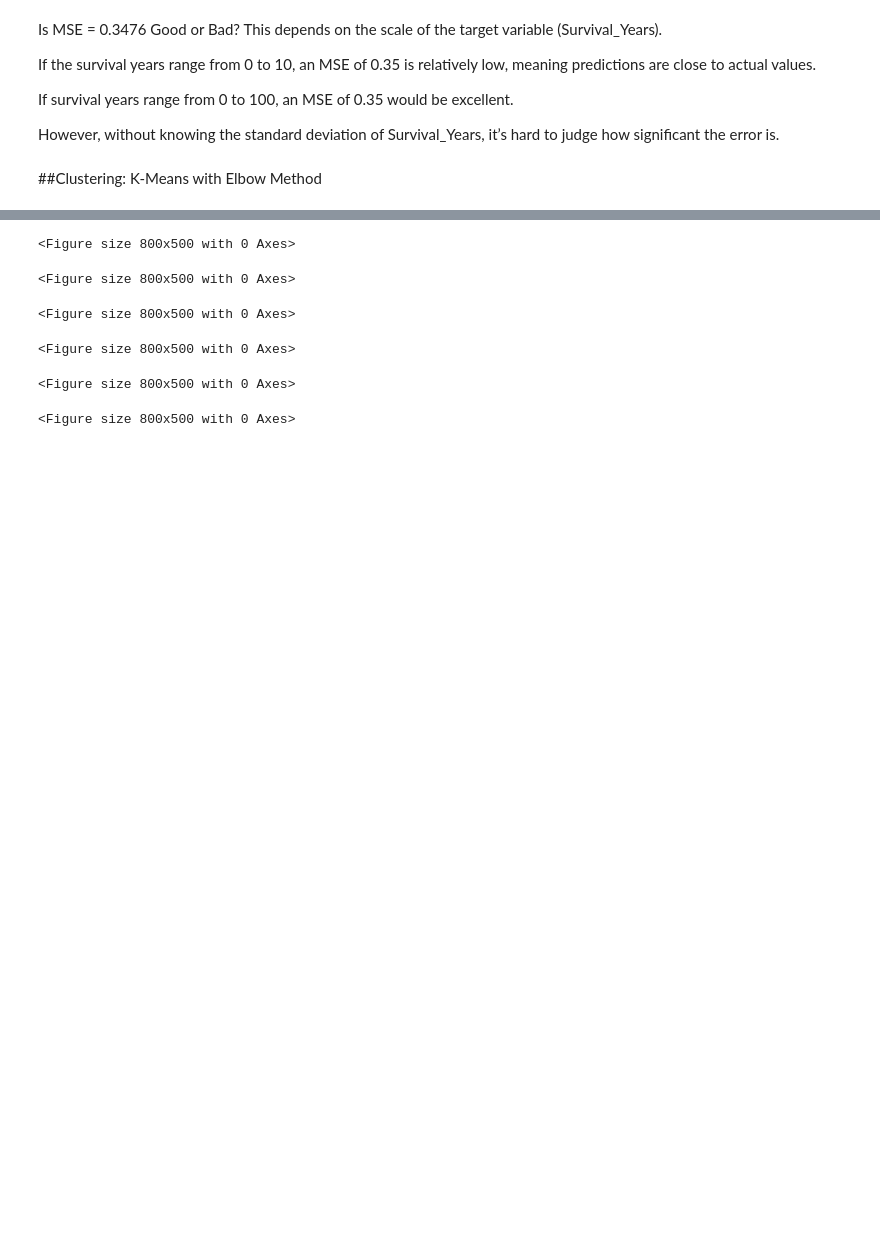
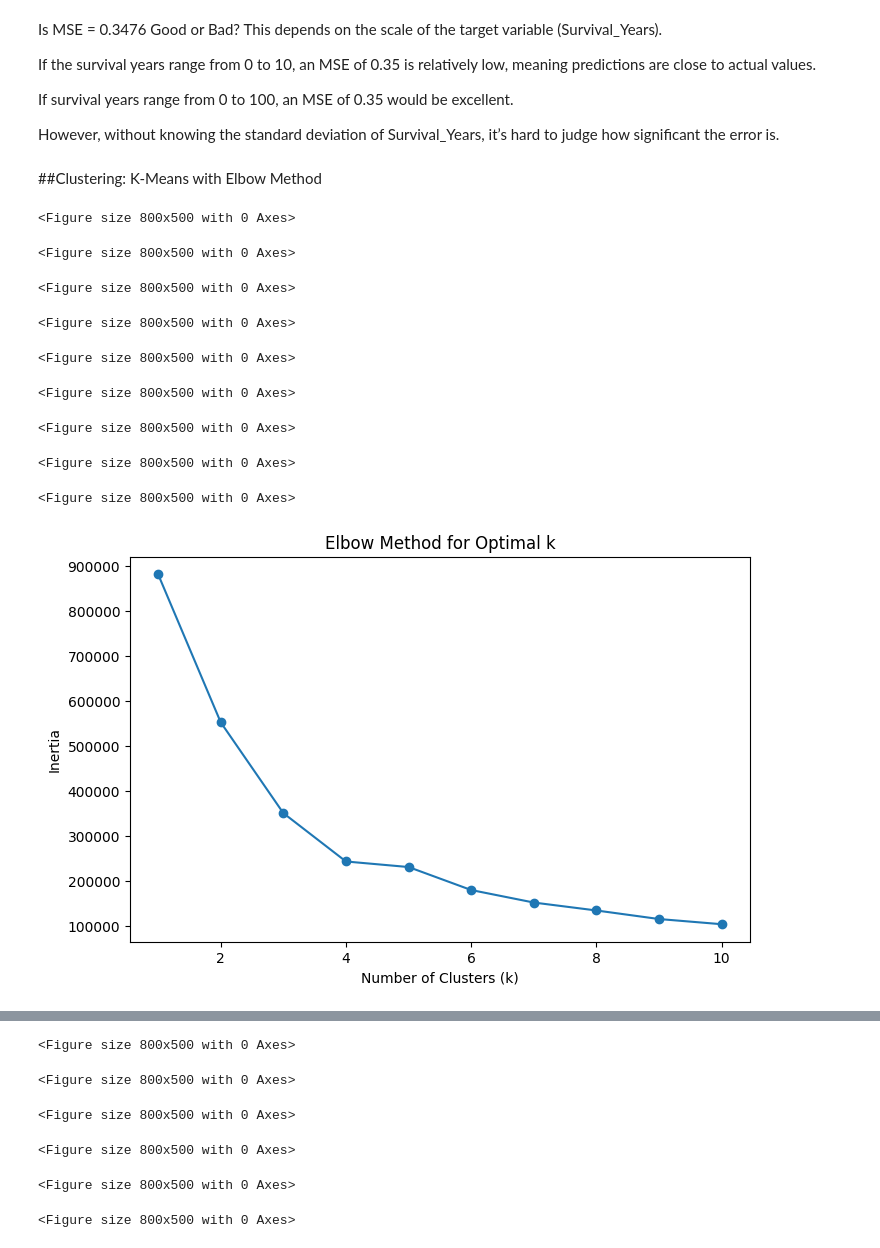
Before and after one commit to sowmyarshetty/Project2-AI-Class, a Jupyter notebook: Project2_AI_LungCancer.ipynb, the cells around one changed output, grey strips where cells are left out. Cells and saved outputs as stored; diff of their text form; code cells hidden in the pictures; blank space fills up the shorter version.

```diff
--- a/Project2_AI_LungCancer.ipynb
+++ b/Project2_AI_LungCancer.ipynb
@@ -319,3 +356,35 @@ If survival years range from 0 to 100, an MSE of 0.35 would be excellent.
 However, without knowing the standard deviation of Survival_Years, it’s hard to judge how significant the error is.
 # %% [markdown]
 ##Clustering: K-Means with Elbow Method
+# %%
+# Select relevant features for clustering
+cluster_features = ["Age", "Years_of_Smoking", "Cigarettes_per_Day", "Mortality_Rate"]
+X_cluster = data[cluster_features]
+
+# Scale features
+scaler = StandardScaler()
+X_scaled = scaler.fit_transform(X_cluster)
+
+# Elbow method to determine optimal k
+inertia = []
+for k in range(1, 11):
+    kmeans = KMeans(n_clusters=k, random_state=42)
+    kmeans.fit(X_scaled)
+    inertia.append(kmeans.inertia_)
+    plt.figure(figsize=(8,5))
+plt.plot(range(1, 11), inertia, marker='o')
+plt.xlabel("Number of Clusters (k)")
+plt.ylabel("Inertia")
+plt.title("Elbow Method for Optimal k")
+plt.show()
+# %% [output]
+<Figure size 800x500 with 0 Axes>
+<Figure size 800x500 with 0 Axes>
+<Figure size 800x500 with 0 Axes>
+<Figure size 800x500 with 0 Axes>
+<Figure size 800x500 with 0 Axes>
+<Figure size 800x500 with 0 Axes>
+<Figure size 800x500 with 0 Axes>
+<Figure size 800x500 with 0 Axes>
+<Figure size 800x500 with 0 Axes>
+[figure, added]
```
Also changed, not shown: parts of 7 cells of this notebook.
